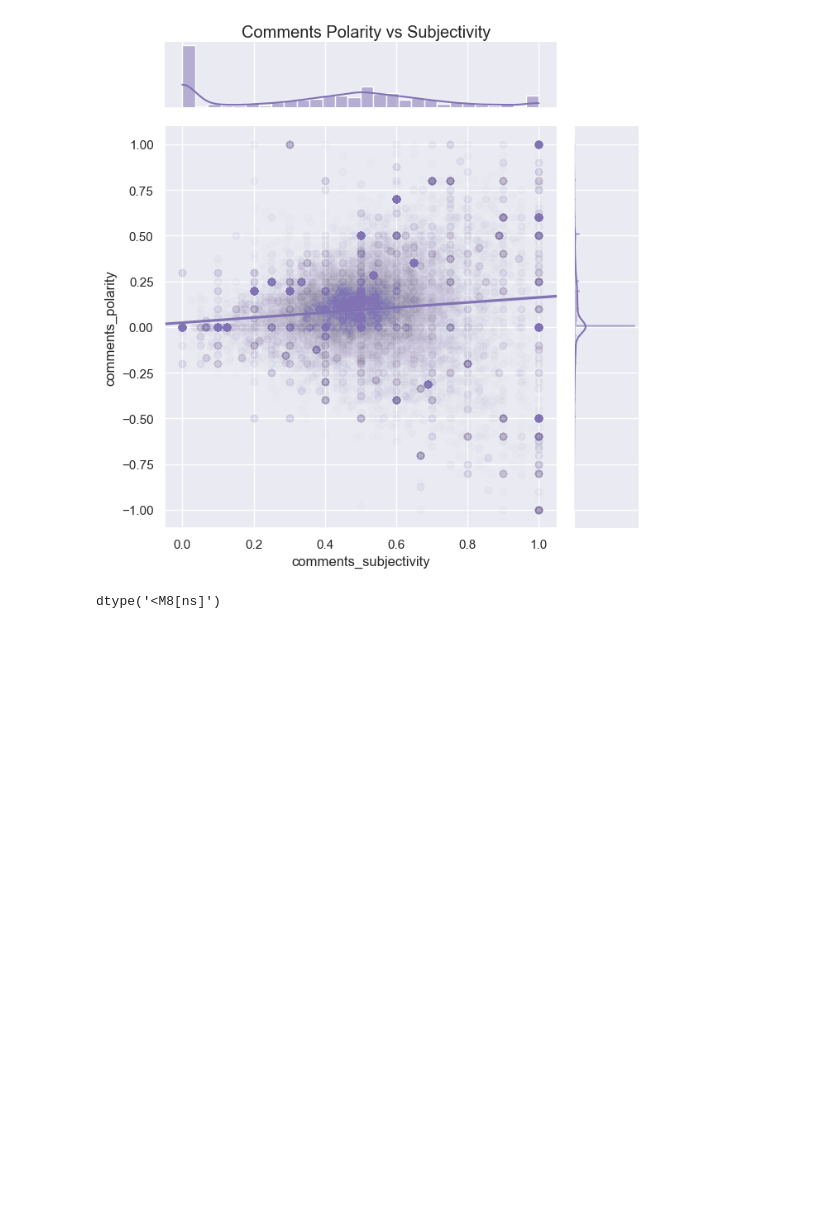
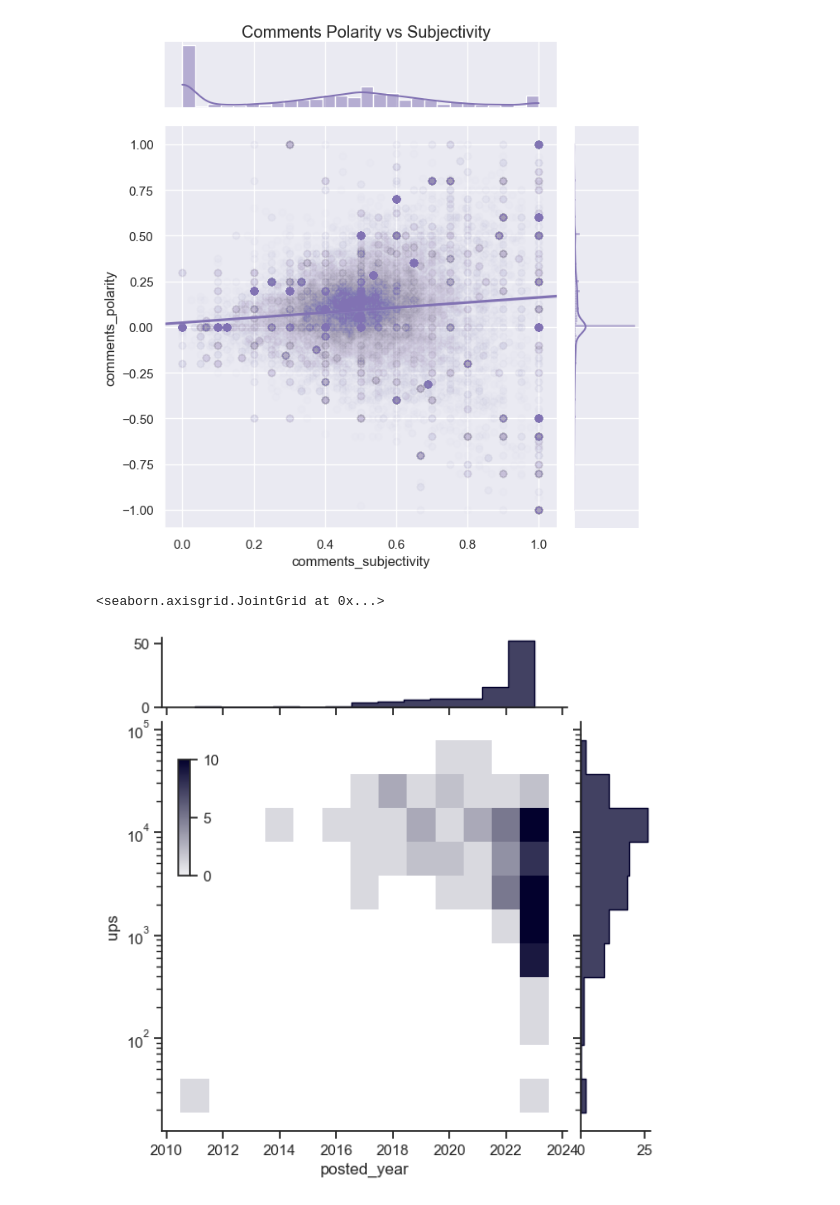
Before and after one commit to RAtul14ApriL/sentimental_analysis, a Jupyter notebook: sentiment_analysis.ipynb, the cells around one changed output. Saved outputs shown, nothing was run; the diff lists cells and outputs as text; code cells hidden in the pictures; blank space fills up the shorter version.

```diff
--- a/sentiment_analysis.ipynb
+++ b/sentiment_analysis.ipynb
@@ -198,6 +200,26 @@ g.fig.set_size_inches(7,7)
 df_posts['posted_on'] = pd.to_datetime(df_posts['posted_on'])
 # df_comments['posted_on'] = pd.to_datetime(df_comments['posted_on'])
 
-df_posts['posted_on'].dtypes
+df_posts['posted_year'] = df_posts['posted_on'].dt.year
-# %% [output]
-dtype('<M8[ns]')
+# %%
+import seaborn as sns
+sns.set_theme(style="ticks")
+
+# Load the planets dataset and initialize the figure
+g = sns.JointGrid(data=df_posts, x="posted_year", y="ups", marginal_ticks=True)
+
+# Set a log scaling on the y axis
+g.ax_joint.set(yscale="log")
+
+# Create an inset legend for the histogram colorbar
+cax = g.figure.add_axes([.15, .55, .02, .2])
+
+# Add the joint and marginal histogram plots
+g.plot_joint(
+    sns.histplot, discrete=(True, False),
+    cmap="light:#03012d", pmax=.8, cbar=True, cbar_ax=cax
+)
+g.plot_marginals(sns.histplot, element="step", color="#03012d")
+# %% [output]
+<seaborn.axisgrid.JointGrid at 0x...>
+[figure, added]
```
Also changed, not shown: parts of 3 cells of this notebook, 2 other files.
